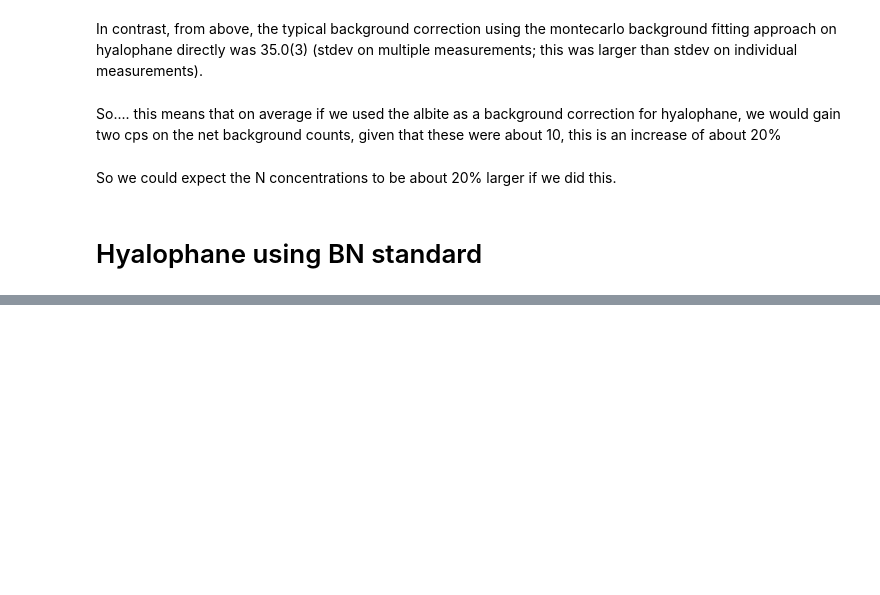
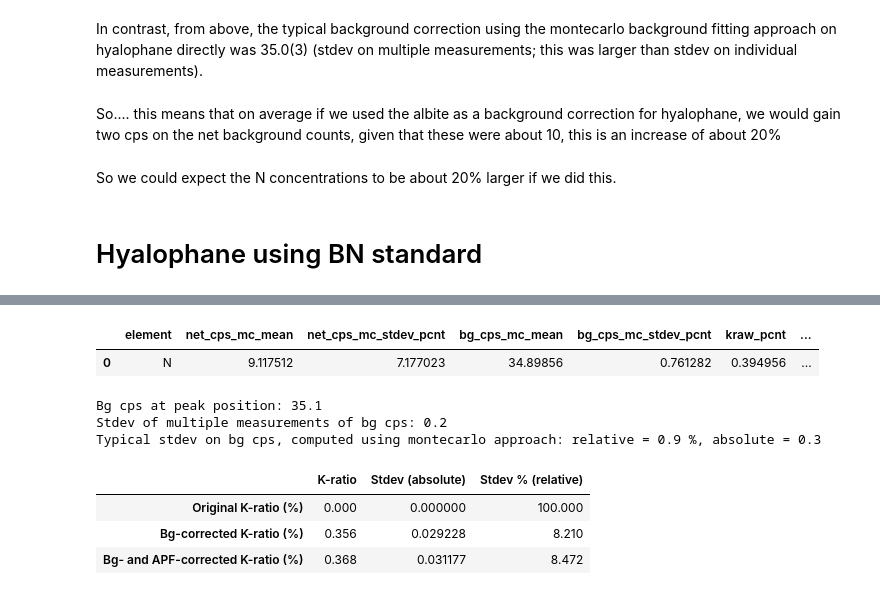
Before and after one commit to eleanor-m/n_epma_analysis, a Jupyter notebook: notebooks/03_hyalophane_StA.ipynb, the cells around one changed output, grey strips where cells are left out. Drawn from its saved outputs; the diff is of its cells as text; code cells hidden in the pictures; blank space fills up the shorter version.

```diff
--- a/notebooks/03_hyalophane_StA.ipynb
+++ b/notebooks/03_hyalophane_StA.ipynb
@@ -628,0 +654,14 @@ So we could expect the N concentrations to be about 20% larger if we did this.
+# %%
+myspot = [None] * len(datalist.folder)
+
+for i in range(len(datalist.folder)):
+    peak, bg, standard, info = readfiles.read_and_organise_data(
+                                    datalist.loc[i,:].copy(),
+                                    bgi=False,
+                                    save=False)
+    myspot[i] = correct_quant.Spot()
+    myspot[i].add_data(info, bg, peak, standard)
+    myspot[i].add_wd_scan_params_from_file(wd_scan)
+    print('Read dataset:', i + 1, 'of', len(datalist), ':',
+          myspot[i].info.comment)
+    myspot[i].comprehensify_data()
@@ -628,0 +718,25 @@ So we could expect the N concentrations to be about 20% larger if we did this.
+# %%
+myspot[0].montecarlo
+# %% [output]
+|  | element | net_cps_mc_mean | net_cps_mc_stdev_pcnt | bg_cps_mc_mean | bg_cps_mc_stdev_pcnt | kraw_pcnt | ... |
+| 0 | N | 9.117512 | 7.177023 | 34.89856 | 0.761282 | 0.394956 | ... |
+# %%
+bg_at_peak_pos = [s.montecarlo.loc[0, "bg_cps_mc_mean"] for s in myspot]
+print("Bg cps at peak position: {:.1f}".format(np.mean(bg_at_peak_pos)))
+print(
+    "Stdev of multiple measurements of bg cps: {:.1f}".format(
+    np.mean(np.std(bg_at_peak_pos))
+    )
+)
+print(
+    "Typical stdev on bg cps, "
+    "computed using montecarlo approach: "
+    "relative = {:.1f} %, absolute = {:.1f}".format(
+    np.mean([s.montecarlo.loc[0, "bg_cps_mc_stdev_pcnt"] for s in myspot]),
+    np.mean([s.montecarlo.loc[0, "bg_cps_mc_mean"] * s.montecarlo.loc[0, "bg_cps_mc_stdev_pcnt"]/100 for s in myspot])
+    )
+)
+# %% [output]
+Bg cps at peak position: 35.1
+Stdev of multiple measurements of bg cps: 0.2
+Typical stdev on bg cps, computed using montecarlo approach: relative = 0.9 %, absolute = 0.3
@@ -628,0 +748,40 @@ So we could expect the N concentrations to be about 20% larger if we did this.
+# %%
+typical_kratios = pd.DataFrame({
+    "K-ratio": [
+        summary_tables[0]["original.kraw_pcnt"].mean(),
+        summary_tables[0]["montecarlo.kraw_pcnt"].mean(),
+        summary_tables[0]["montecarlo.kraw_apf_pcnt"].mean()
+    ],
+    "Stdev % (relative)": [
+        max(
+            summary_tables[0]["original.kraw_stdev_pcnt"].mean(),
+            summary_tables[0]["original.kraw_pcnt"].std()
+            ),
+        max(
+            summary_tables[0]["montecarlo.kraw_stdev_pcnt"].mean(),
+            summary_tables[0]["montecarlo.kraw_pcnt"].std()
+            ),
+        max(
+            summary_tables[0]["montecarlo.kraw_stdev_apf_pcnt"].mean(),
+            summary_tables[0]["montecarlo.kraw_apf_pcnt"].std()
+            )
+    ]
+}, index = [
+    "Original K-ratio (%)",
+    "Bg-corrected K-ratio (%)",
+    "Bg- and APF-corrected K-ratio (%)"
+    ]
+)
+
+typical_kratios.insert(
+    1,
+    column="Stdev (absolute)",
+    value = typical_kratios["K-ratio"] * typical_kratios["Stdev % (relative)"] / 100
+    )
+
+typical_kratios
+# %% [output]
+|  | K-ratio | Stdev (absolute) | Stdev % (relative) |
+| Original K-ratio (%) | 0.000 | 0.000000 | 100.000 |
+| Bg-corrected K-ratio (%) | 0.356 | 0.029228 | 8.210 |
+| Bg- and APF-corrected K-ratio (%) | 0.368 | 0.031177 | 8.472 |
```
Also changed, not shown: parts of 6 cells of this notebook.
